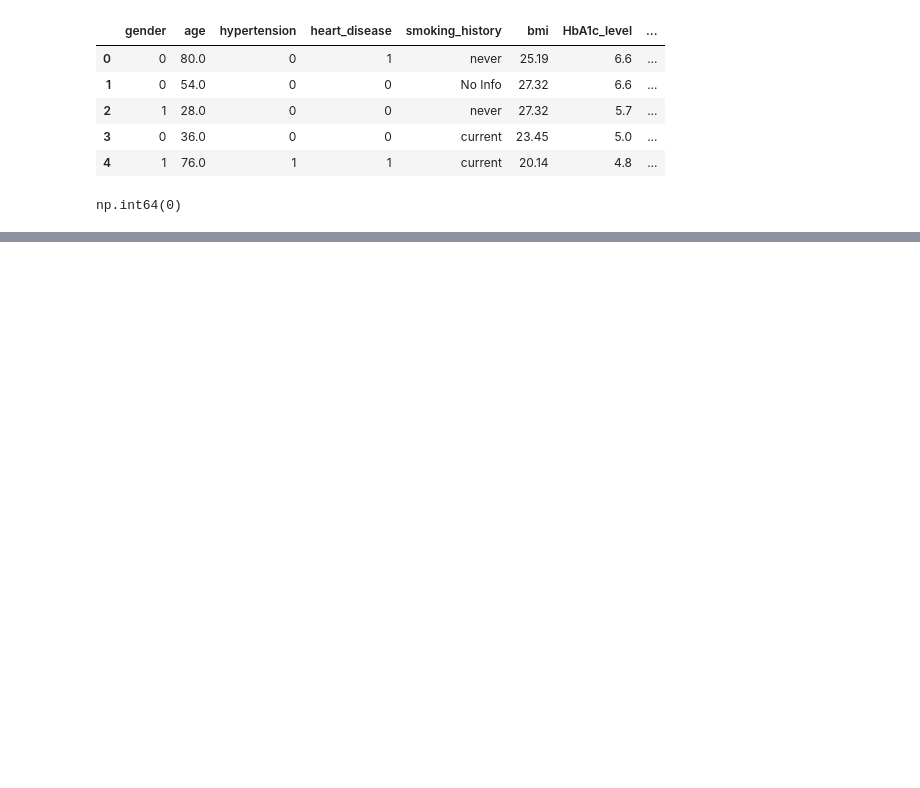
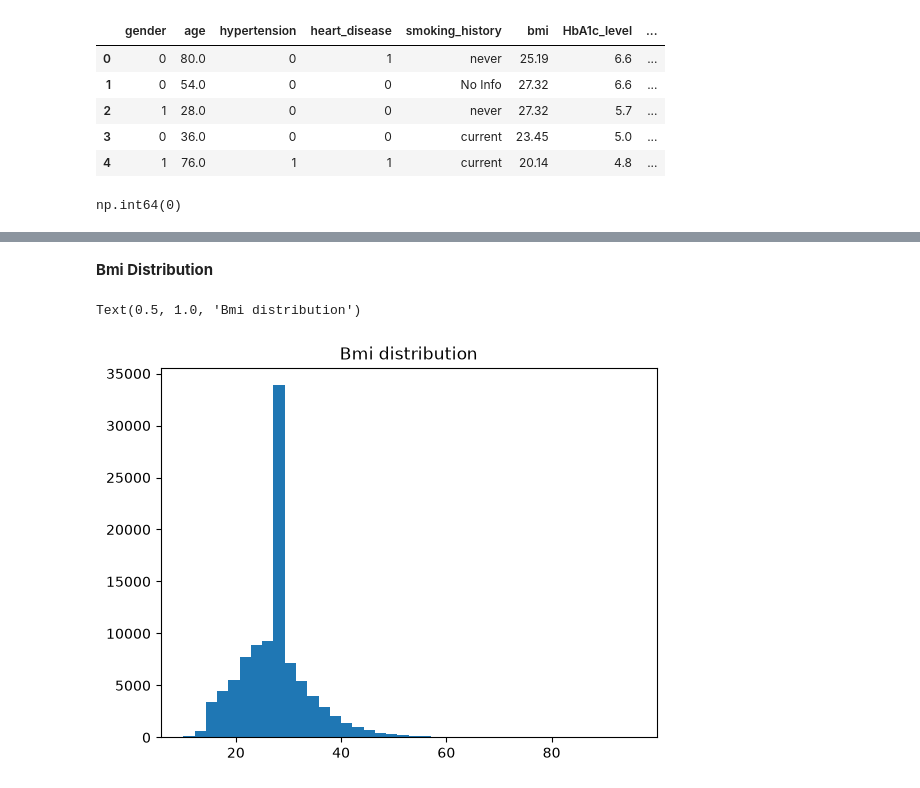
Before and after one commit to DomonkosKenesi/Diabetes_Prediction, a Jupyter notebook: main.ipynb, the cells around one changed output, grey strips where cells are left out. Saved outputs shown, nothing was run; the diff lists cells and outputs as text; code cells hidden in the pictures; blank space fills up the shorter version.

```diff
--- a/main.ipynb
+++ b/main.ipynb
@@ -97,0 +105,11 @@ np.int64(0)
+# %% [markdown]
+**Bmi Distribution**
+# %%
+fig, (ax1, ax2) = plt.subplots(1, 2, figsize=(12, 5))
+
+
+plt.hist(df["bmi"], bins = 40)
+plt.title("Bmi distribution")
+# %% [output]
+Text(0.5, 1.0, 'Bmi distribution')
+[figure, added]
```
Also changed, not shown: parts of 10 cells of this notebook.
